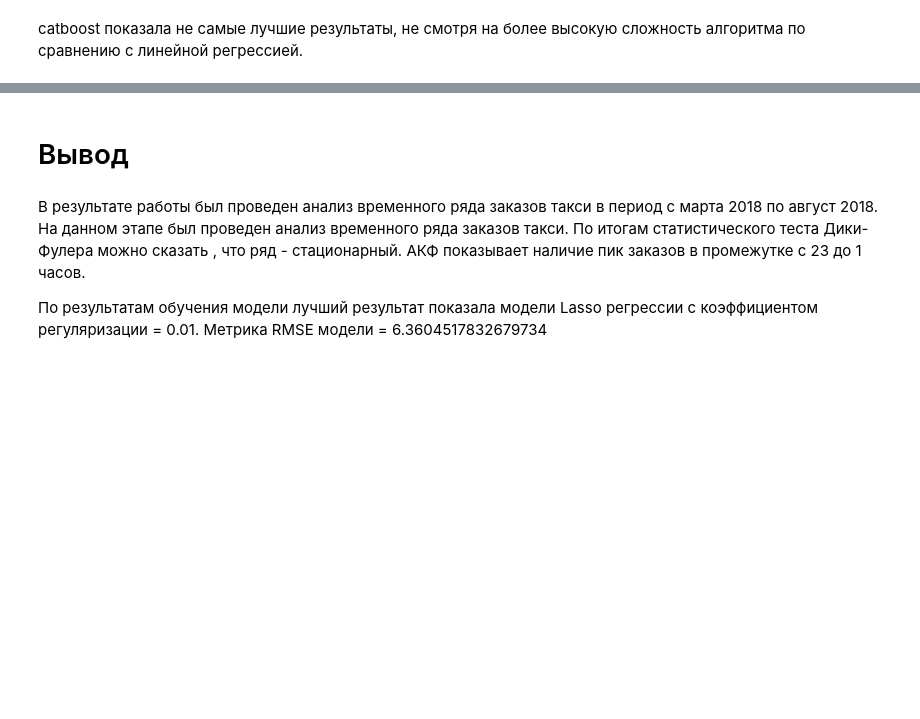
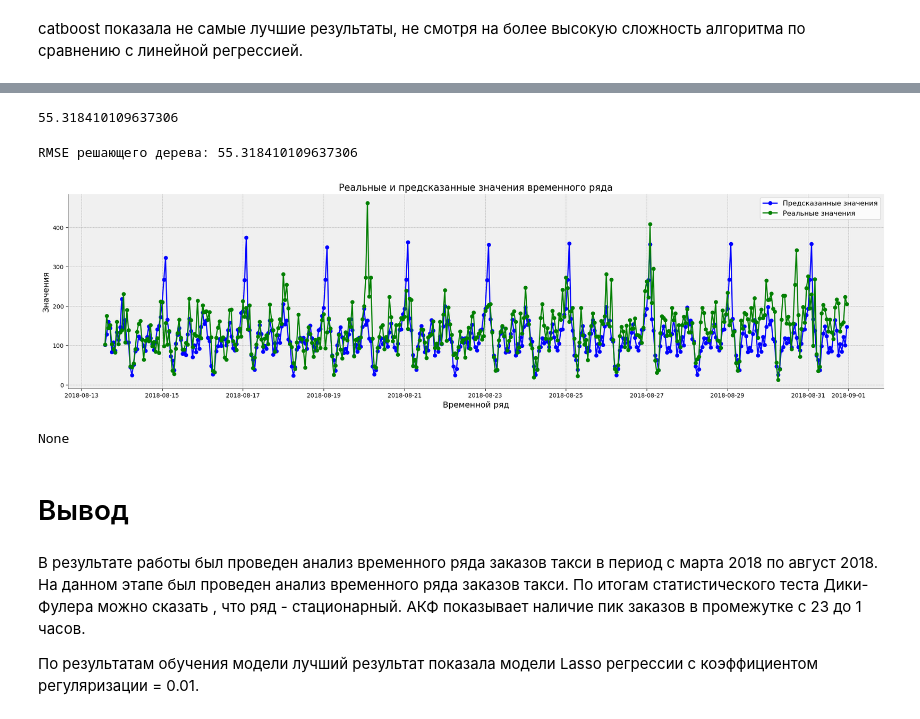
Before and after one commit to ivangolt/yandex_practicum-ds, a Jupyter notebook: 14.TaxiOrdersForecasting/TaxiOrderForecasing.ipynb, the cells around one changed output, grey strips where cells are left out. Saved outputs shown, nothing was run; the diff lists cells and outputs as text; code cells hidden in the pictures; blank space fills up the shorter version.

```diff
--- a/14.TaxiOrdersForecasting/TaxiOrderForecasing.ipynb
+++ b/14.TaxiOrdersForecasting/TaxiOrderForecasing.ipynb
@@ -474,0 +499,2 @@ catboost показала не самые лучшие результаты, н
+# %%
+result = model.fit()
@@ -475,7 +521,24 @@ catboost показала не самые лучшие результаты, н
+# %%
+forecast_steps = len(test_sarimax)  # Number of steps in the test set
+forecast = result.get_forecast(steps=forecast_steps)
+forecast_mean = forecast.predicted_mean
+# %%
+actual_values_test = test_sarimax
+
+mean_squared_error(actual_values_test, forecast_mean, squared=False)
+# %% [output]
+55.318410109637306
+# %%
+print(f'RMSE решающего дерева: {mean_squared_error(actual_values_test, forecast_mean, squared=False)}')
+display(plot_pred_real_values(y_true=actual_values_test, y_pred=forecast_mean))
+# %% [output]
+RMSE решающего дерева: 55.318410109637306
+[figure, added]
+None
 # %% [markdown]
 # Вывод
 # %% [markdown]
 
 В результате работы был проведен анализ временного ряда заказов такси в период с марта 2018 по август 2018. На данном этапе был проведен анализ временного ряда заказов такси. По итогам статистического теста Дики-Фулера можно сказать , что ряд - стационарный. АКФ показывает наличие пик заказов в промежутке с 23 до 1 часов.
 
-По результатам обучения модели лучший результат показала модели Lasso регрессии с коэффициентом регуляризации = 0.01. Метрика RMSE модели = 6.3604517832679734
+По результатам обучения модели лучший результат показала модели Lasso регрессии с коэффициентом регуляризации = 0.01.
```
Also changed, not shown: parts of 14 cells of this notebook.
